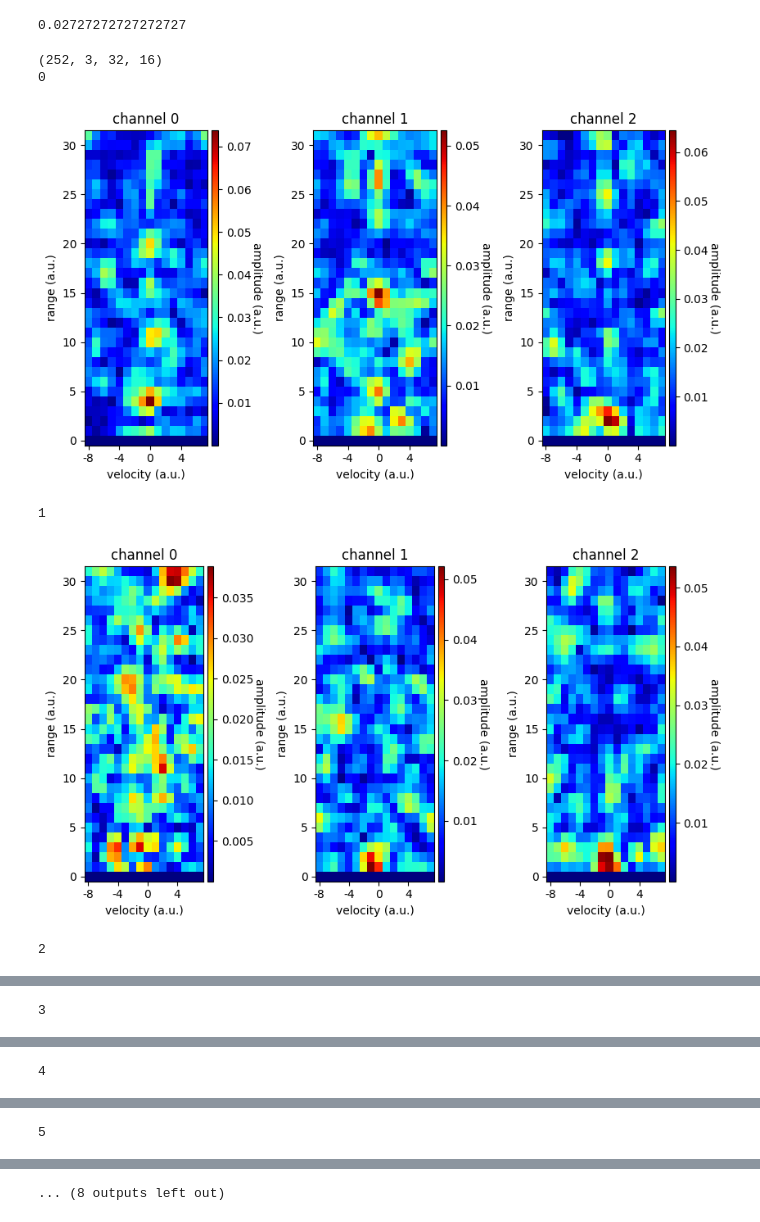
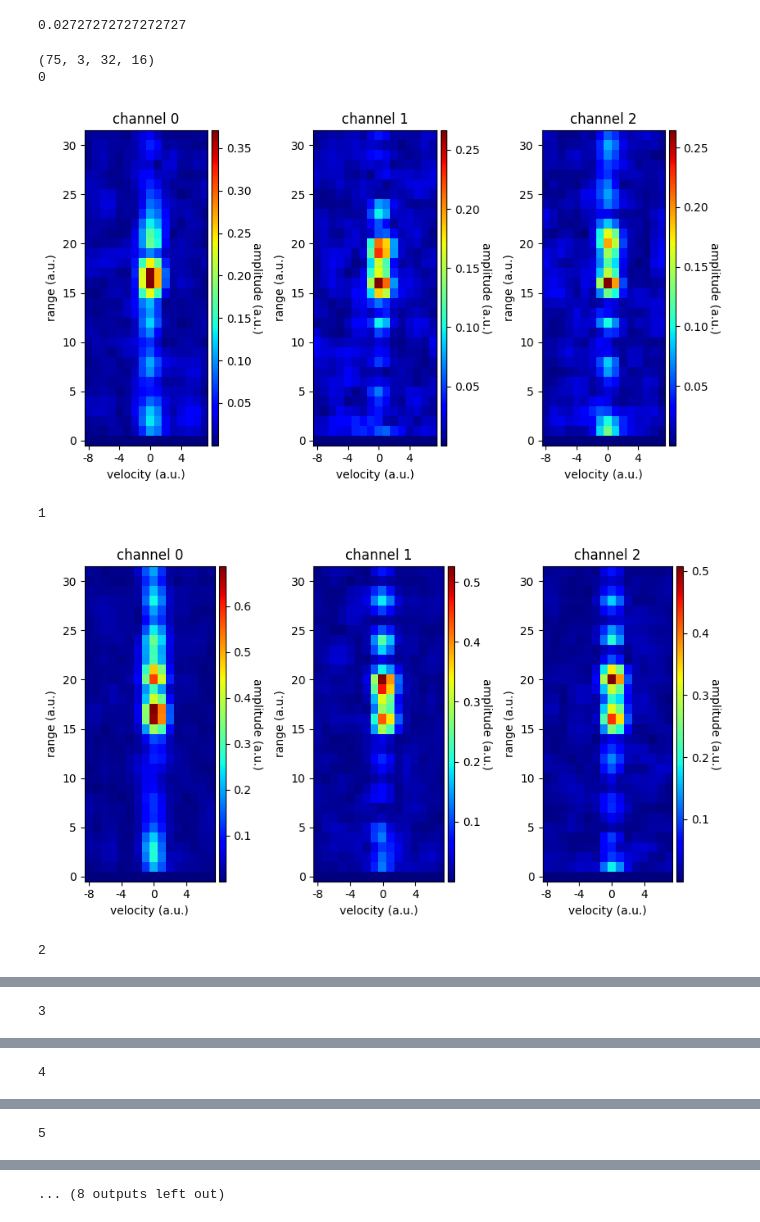
Before and after one commit to StergiousAji/mmFace-3D-Face-Recognition-using-RGB-and-mmWave-Radar, a Jupyter notebook: src/Soli/soli_realsense/view_data.ipynb, the cells around one changed output, grey strips where cells are left out. Cells and saved outputs as stored; diff of their text form; code cells hidden in the pictures.

```diff
--- a/src/Soli/soli_realsense/view_data.ipynb
+++ b/src/Soli/soli_realsense/view_data.ipynb
@@ -142,36 +149,36 @@ def plot_crd_data(crd_data, path=""):
             cbar = fig.colorbar(im,cax=cax)
             cbar.set_label('amplitude (a.u.)',rotation=270,labelpad=10)
             axs[channel_id].set_ylabel('range (a.u.)')
 
         plt.tight_layout()
         plt.grid(False)
         # plt.savefig(r"{}/img{}.png".format(path,i))
         plt.show()
         # plt.close()
 
-subject = 20
-experiment = 0
+subject = 90
+experiment = 10
 with open(f"data/{subject}/{subject}-{experiment}_radar.json", "r") as radar_json:
     radar = json.load(radar_json)
 
 # ? Bursts x 64 Chirps x 3 Channels x 16 Samples
 # num_chirps_per_burst=64:
 # 252 Frames x 3 Channels x 8 Range-Profile (RP) Bins x 64 Doppler Bins
 # num_chirps_per_burst=16:
 # 252 Frames x 3 Channels x 32 Range-Profile (RP) Bins x 16 Doppler Bins
 crd_data = get_crd_data(radar, num_chirps_per_burst=16)
 print(crd_data.shape)
 plot_crd_data(crd_data[:10])
 
 # crd_reshaped = np.abs(np.einsum("fcrd->frdc", crd_data))
 # print(crd_reshaped.shape)
 # for i in range(10):
 #     plt.figure()
 #     plt.imshow(crd_reshaped[i]*20, cmap=plt.get_cmap('jet'))
 # %% [output]
-(252, 3, 32, 16)
+(75, 3, 32, 16)
 0
-[figure, old version]
+[figure, new version]
 1
-[figure, old version]
+[figure, new version]
 2
```
Also changed, not shown: parts of 4 cells of this notebook, 5 other files.
